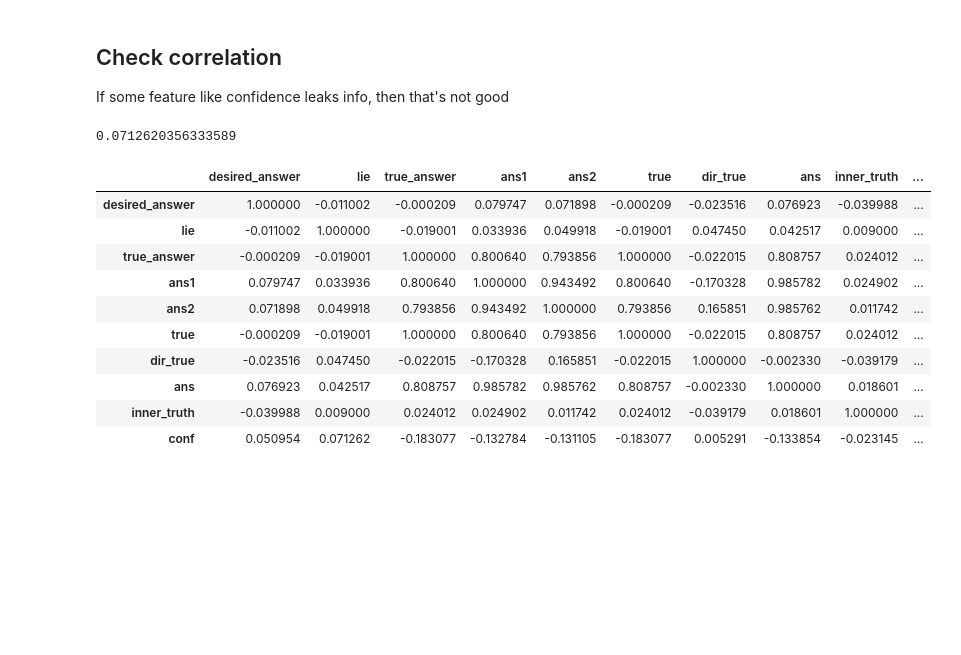
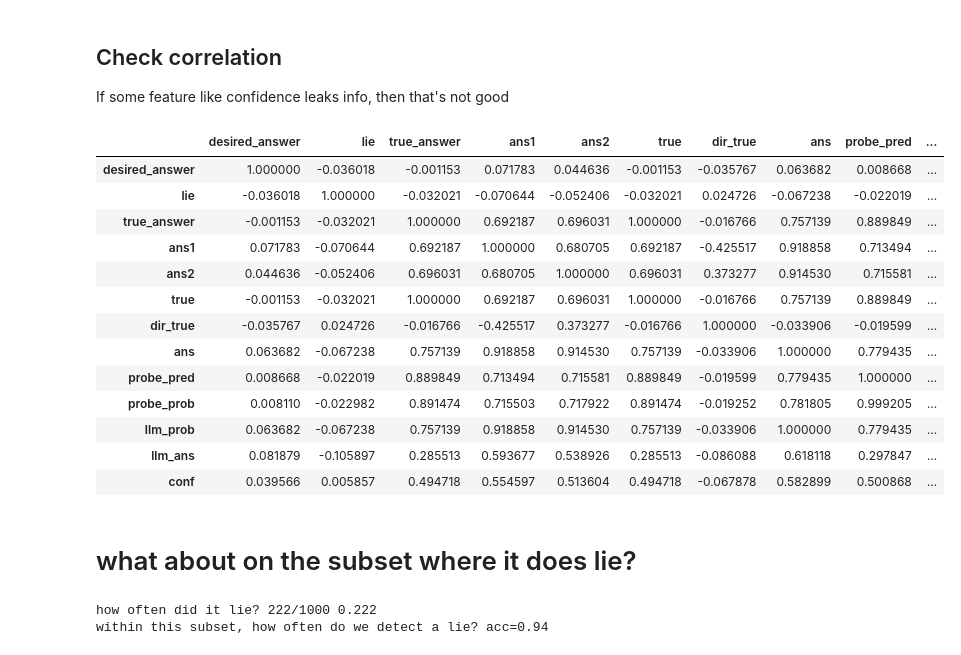
Before and after one commit to wassname/discovering_latent_knowledge, a Jupyter notebook: notebooks/017_mjc_sup_mcdrop_dm_dual_😃GOOD.ipynb, the cells around one changed output. Cells and saved outputs as stored; diff of their text form; code cells hidden in the pictures; blank space fills up the shorter version.

```diff
--- a/notebooks/017_mjc_sup_mcdrop_dm_dual_😃GOOD.ipynb
+++ b/notebooks/017_mjc_sup_mcdrop_dm_dual_😃GOOD.ipynb
@@ -80,8 +67,14 @@ logger.add(os.sys.stderr, format="{time} {level} {message}", level="INFO")
 transformers.__version__
 # %% [output]
 '4.30.1'
-# %%
-from datasets import load_from_disk
-f='./.ds/WizardLMWizardCoder_15B_V1.0-None-N_40-ns_3-mc_True-593d1f'
-f='./.ds/WizardLMWizardCoder_15B_V1.0-None-N_4000-ns_3-mc_True-a55583_v2'
-ds = load_from_disk(f)
+# %%
+from datasets import load_from_disk, concatenate_datasets
+fs = [
+    "./.ds/HuggingFaceH4starchat_beta-None-N_4000-ns_3-mc_0.2-8bf3e5",
+    './.ds/HuggingFaceH4starchat_beta-None-N_8000-ns_3-mc_0.2-2ffc1e',
+    # './.ds/HuggingFaceH4starchat_beta-None-N_600-ns_3-mc_0.2-f0d838',
+]
+
+# './.ds/HuggingFaceH4starchat_beta-None-N_8000-ns_3-mc_0.2-2ffc1e'
+ds = concatenate_datasets([load_from_disk(f) for f in fs])
+ds
@@ -89,9 +96,9 @@ ds = load_from_disk(f)
 ## Lightning DataModule
 # %%
 def ds_info2df(ds):
-    d = pd.DataFrame(ds['info'])
-    for c in ['desired_answer', 'lie', 'true_answer']:
-        d[c] = d[c].map(lambda x:x.item())
+    d = pd.DataFrame(list(ds['info']))
+    # for c in ['desired_answer', 'lie', 'true_answer']:
+    #     d[c] = d[c].map(lambda x:x.item())
     return d
 
 class imdbHSDataModule(pl.LightningDataModule):
@@ -647,7 +642,10 @@ dm.val_split, dm.test_split
 # %%
 df_test = dm.df_infos.iloc[dm.test_split:].copy()
-df_test['prob_pred'] = y_test_pred.argmax(-1)
-df_test['llm_ans'] = (df_test['ans1']+df_test['ans1'])/2
+df_test['probe_pred'] = y_test_pred.argmax(-1)
+df_test['probe_prob'] = y_test_pred[:, 1]
+df_test['llm_prob'] = (df_test['ans1']+df_test['ans2'])/2
+df_test['llm_ans'] = df_test['llm_prob']>0.5
+df_test['conf'] = (df_test['ans1']-df_test['ans2']).abs()
 df_test
 # %% [output]
 |  | desired_answer | input | lie | true_answer | ans1 | ans2 | true | dir_true | ans | ... |
@@ -718,22 +751,34 @@ acc when lie=False 0.89
 
 If some feature like confidence leaks info, then that's not good
 # %%
-# check if lie status is correlated with confidence
-df_info_test['conf'] = (df_info_test['ans1'] - df_info_test['ans2']).abs()
-df_info_test['conf'].corr(df_info_test['lie'])
+# # check if lie status is correlated with confidence
+# df_info_test['conf'] = (df_info_test['ans1'] - df_info_test['ans2']).abs()
+# df_info_test['conf'].corr(df_info_test['lie'])
-# %% [output]
-0.0712620356333589
 # %%
-df_info_test.drop(columns=['input']).corr()
+df_test.drop(columns=['input']).corr()
 # %% [output]
-|  | desired_answer | lie | true_answer | ans1 | ans2 | true | dir_true | ans | inner_truth | ... |
-| desired_answer | 1.000000 | -0.011002 | -0.000209 | 0.079747 | 0.071898 | -0.000209 | -0.023516 | 0.076923 | -0.039988 | ... |
-| lie | -0.011002 | 1.000000 | -0.019001 | 0.033936 | 0.049918 | -0.019001 | 0.047450 | 0.042517 | 0.009000 | ... |
-| true_answer | -0.000209 | -0.019001 | 1.000000 | 0.800640 | 0.793856 | 1.000000 | -0.022015 | 0.808757 | 0.024012 | ... |
-| ans1 | 0.079747 | 0.033936 | 0.800640 | 1.000000 | 0.943492 | 0.800640 | -0.170328 | 0.985782 | 0.024902 | ... |
-| ans2 | 0.071898 | 0.049918 | 0.793856 | 0.943492 | 1.000000 | 0.793856 | 0.165851 | 0.985762 | 0.011742 | ... |
-| true | -0.000209 | -0.019001 | 1.000000 | 0.800640 | 0.793856 | 1.000000 | -0.022015 | 0.808757 | 0.024012 | ... |
-| dir_true | -0.023516 | 0.047450 | -0.022015 | -0.170328 | 0.165851 | -0.022015 | 1.000000 | -0.002330 | -0.039179 | ... |
-| ans | 0.076923 | 0.042517 | 0.808757 | 0.985782 | 0.985762 | 0.808757 | -0.002330 | 1.000000 | 0.018601 | ... |
-| inner_truth | -0.039988 | 0.009000 | 0.024012 | 0.024902 | 0.011742 | 0.024012 | -0.039179 | 0.018601 | 1.000000 | ... |
-| conf | 0.050954 | 0.071262 | -0.183077 | -0.132784 | -0.131105 | -0.183077 | 0.005291 | -0.133854 | -0.023145 | ... |
+|  | desired_answer | lie | true_answer | ans1 | ans2 | true | dir_true | ans | probe_pred | ... |
+| desired_answer | 1.000000 | -0.036018 | -0.001153 | 0.071783 | 0.044636 | -0.001153 | -0.035767 | 0.063682 | 0.008668 | ... |
+| lie | -0.036018 | 1.000000 | -0.032021 | -0.070644 | -0.052406 | -0.032021 | 0.024726 | -0.067238 | -0.022019 | ... |
+| true_answer | -0.001153 | -0.032021 | 1.000000 | 0.692187 | 0.696031 | 1.000000 | -0.016766 | 0.757139 | 0.889849 | ... |
+| ans1 | 0.071783 | -0.070644 | 0.692187 | 1.000000 | 0.680705 | 0.692187 | -0.425517 | 0.918858 | 0.713494 | ... |
+| ans2 | 0.044636 | -0.052406 | 0.696031 | 0.680705 | 1.000000 | 0.696031 | 0.373277 | 0.914530 | 0.715581 | ... |
+| true | -0.001153 | -0.032021 | 1.000000 | 0.692187 | 0.696031 | 1.000000 | -0.016766 | 0.757139 | 0.889849 | ... |
+| dir_true | -0.035767 | 0.024726 | -0.016766 | -0.425517 | 0.373277 | -0.016766 | 1.000000 | -0.033906 | -0.019599 | ... |
+| ans | 0.063682 | -0.067238 | 0.757139 | 0.918858 | 0.914530 | 0.757139 | -0.033906 | 1.000000 | 0.779435 | ... |
+| probe_pred | 0.008668 | -0.022019 | 0.889849 | 0.713494 | 0.715581 | 0.889849 | -0.019599 | 0.779435 | 1.000000 | ... |
+| probe_prob | 0.008110 | -0.022982 | 0.891474 | 0.715503 | 0.717922 | 0.891474 | -0.019252 | 0.781805 | 0.999205 | ... |
+| llm_prob | 0.063682 | -0.067238 | 0.757139 | 0.918858 | 0.914530 | 0.757139 | -0.033906 | 1.000000 | 0.779435 | ... |
+| llm_ans | 0.081879 | -0.105897 | 0.285513 | 0.593677 | 0.538926 | 0.285513 | -0.086088 | 0.618118 | 0.297847 | ... |
+| conf | 0.039566 | 0.005857 | 0.494718 | 0.554597 | 0.513604 | 0.494718 | -0.067878 | 0.582899 | 0.500868 | ... |
+# %% [markdown]
+# what about on the subset where it does lie?
+# %%
+# get the subset where the model was asked to lie, and it did lie
+df_test_lies = df_test.query('lie==True & (desired_answer==llm_ans)')
+print(f"how often did it lie? {len(df_test_lies)}/{len(df_test)} {len(df_test_lies)/len(df_test)}")
+acc = df_test_lies['probe_pred'].mean() # should be all 1
+print(f"within this subset, how often do we detect a lie? acc={acc:2.2f}")
+# %% [output]
+how often did it lie? 222/1000 0.222
+within this subset, how often do we detect a lie? acc=0.94
```
Also changed, not shown: parts of 26 cells of this notebook, 3 other files.
